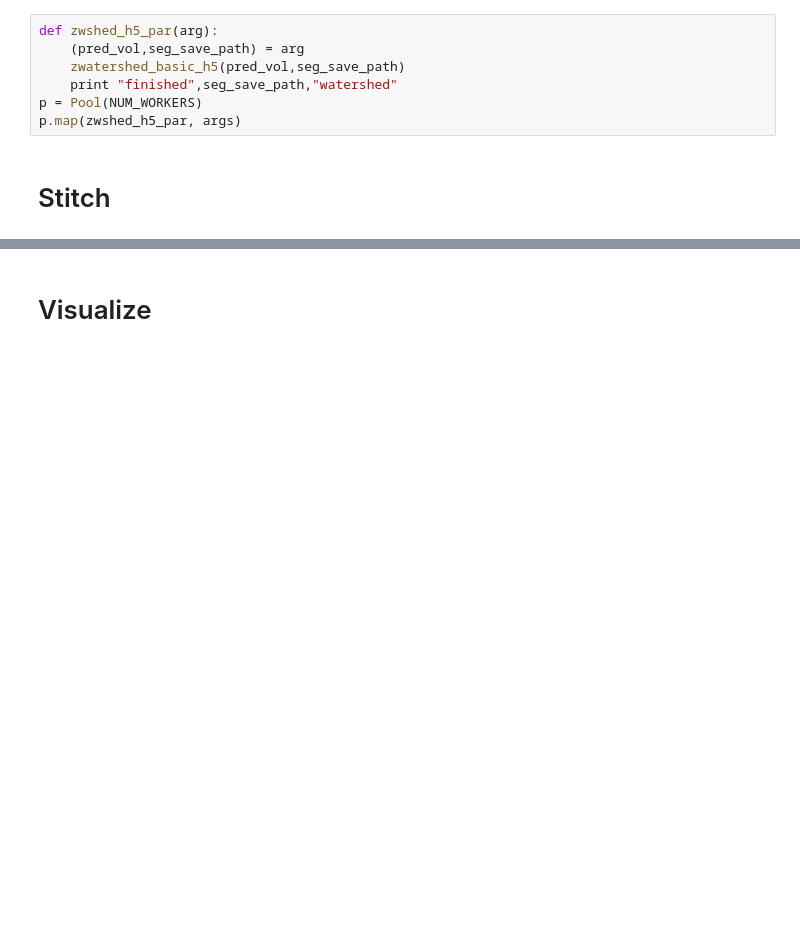
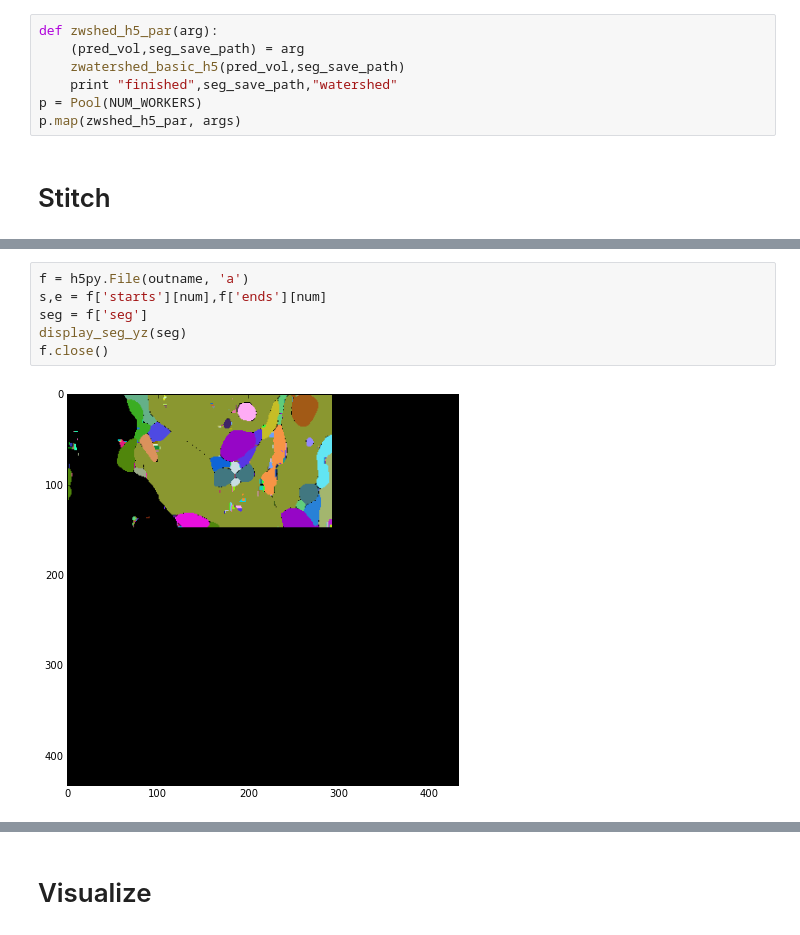
Before and after one commit to csinva/conv-net-scripts, a Jupyter notebook: src_cython/par_tests_3.ipynb, the cells around one changed output, grey strips where cells are left out. Drawn from its saved outputs; the diff is of its cells as text; blank space fills up the shorter version.

```diff
--- a/src_cython/par_tests_3.ipynb
+++ b/src_cython/par_tests_3.ipynb
@@ -116,3 +124,11 @@ seg_merged = merge_by_thresh(seg,seg_sizes,rg,thresh)
+# %%
+f = h5py.File(outname, 'a')
+s,e = f['starts'][num],f['ends'][num]
+seg = f['seg']
+display_seg_yz(seg)
+f.close()
+# %% [output]
+[figure, added]
 # %%
 if op.isfile(outname):
     os.remove(outname)
```
Also changed, not shown: parts of 4 cells of this notebook.
